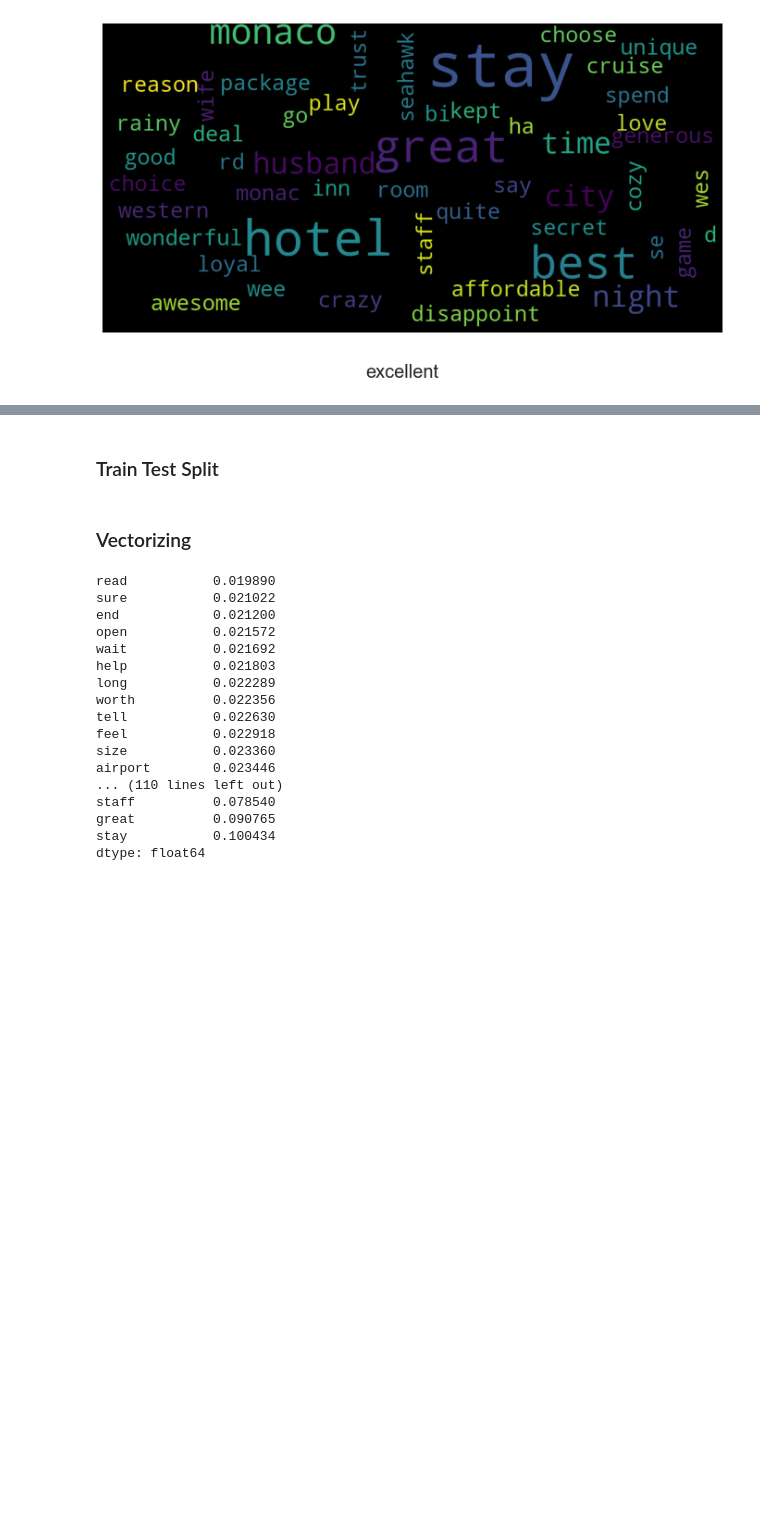
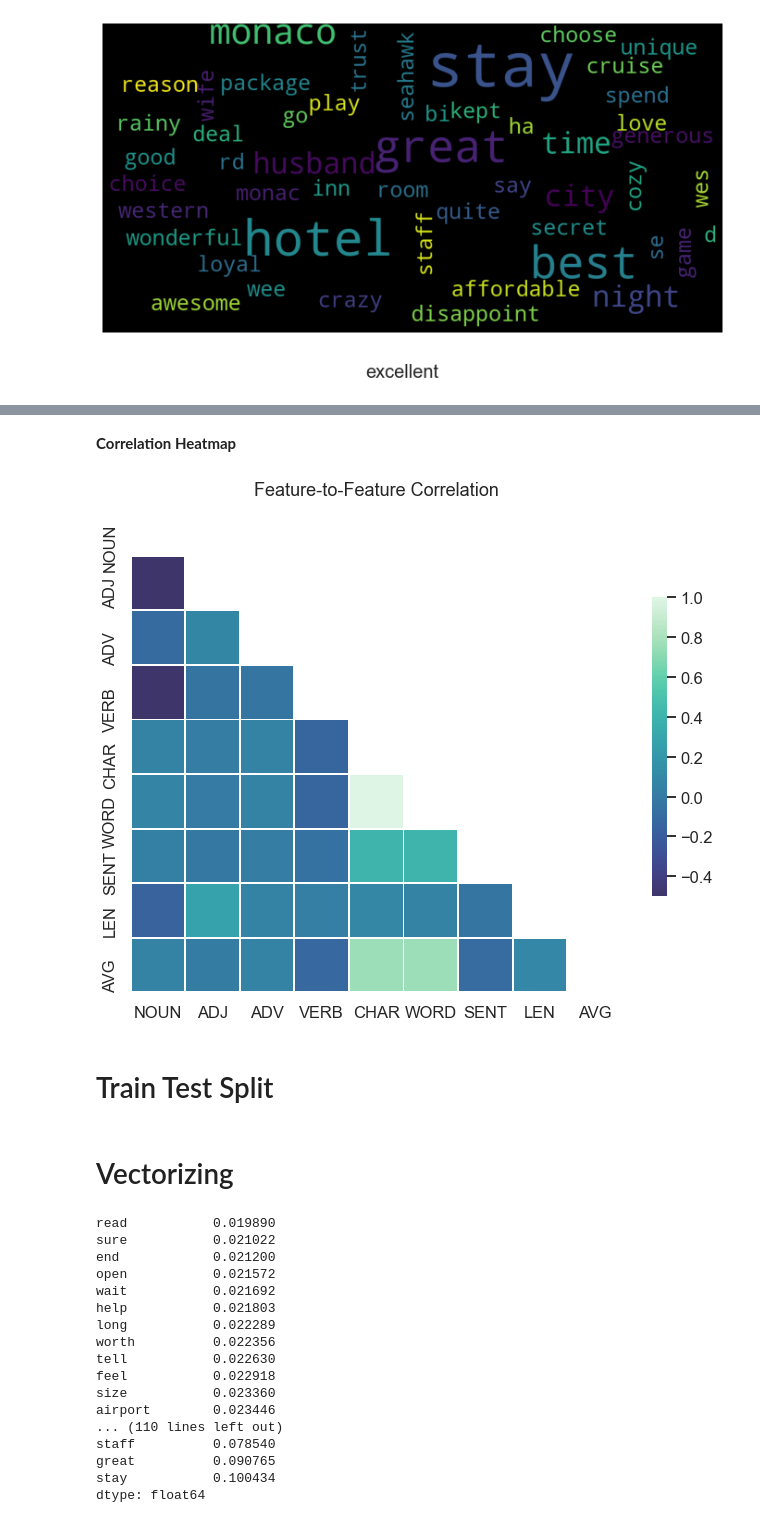
Before and after one commit to rylewww/Tripadvisor-NLP, a Jupyter notebook: Final.ipynb, the cells around one changed output, grey strips where cells are left out. Drawn from its saved outputs; the diff is of its cells as text; code cells hidden in the pictures; blank space fills up the shorter version.

```diff
--- a/Final.ipynb
+++ b/Final.ipynb
@@ -175,12 +238,35 @@ for rating in list(df['new_rating'].unique()):
+# %% [markdown]
+**Correlation Heatmap**
+# %%
+
+# plot pairwise correlations
+sns.set_style('white')
+sns.set_palette('dark:salmon')
+sns.set_context("talk")
+
+plt.figure(figsize=(11,11), facecolor='w')
+
+sns.heatmap(
+    df_eda.corr(),
+    mask=np.triu(np.ones_like(df_eda.corr(), dtype=bool)),
+    vmin=-0.5, vmax=1, center=0,
+    square=True,
+    linewidths=1,
+    cmap="mako",
+    cbar_kws={"shrink": 0.5}).set_title('Feature-to-Feature Correlation')
+
+plt.show()
+# %% [output]
+[figure, added]
 # %% [markdown]
-### Train Test Split
+# Train Test Split
 # %%
 X = df['tokenized']
 y = df['new_rating']
 # %%
 X_train, X_test, y_train, y_test =  train_test_split(X, y, train_size= .8, random_state= 42)
 # %% [markdown]
-### Vectorizing
+# Vectorizing
 # %%
 tfidf_train = TfidfVectorizer(sublinear_tf=True, max_df=.8, min_df=.10,  ngram_range=(1, 1))
 # %%
```
Also changed, not shown: parts of 82 cells of this notebook, 12 other files.
